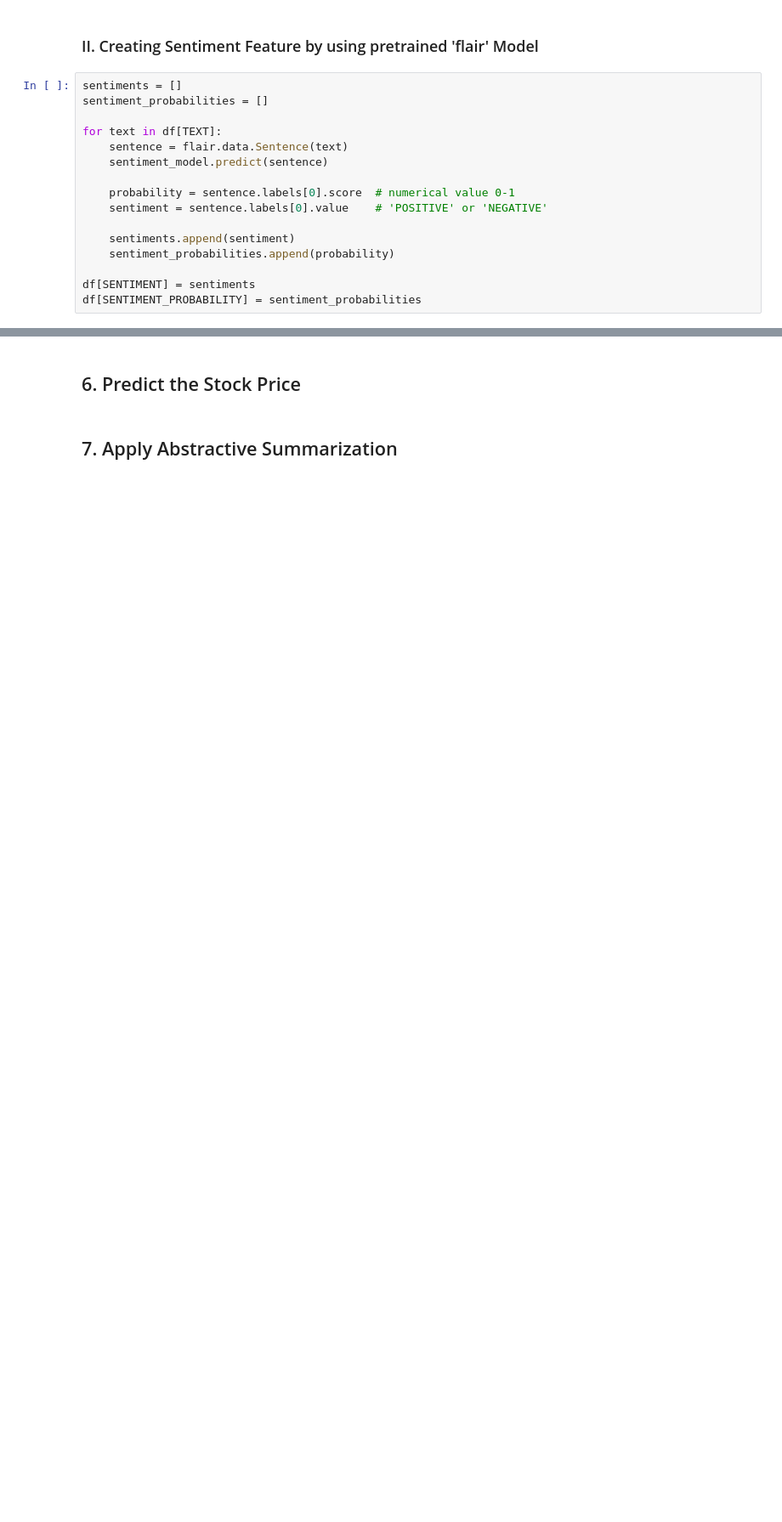
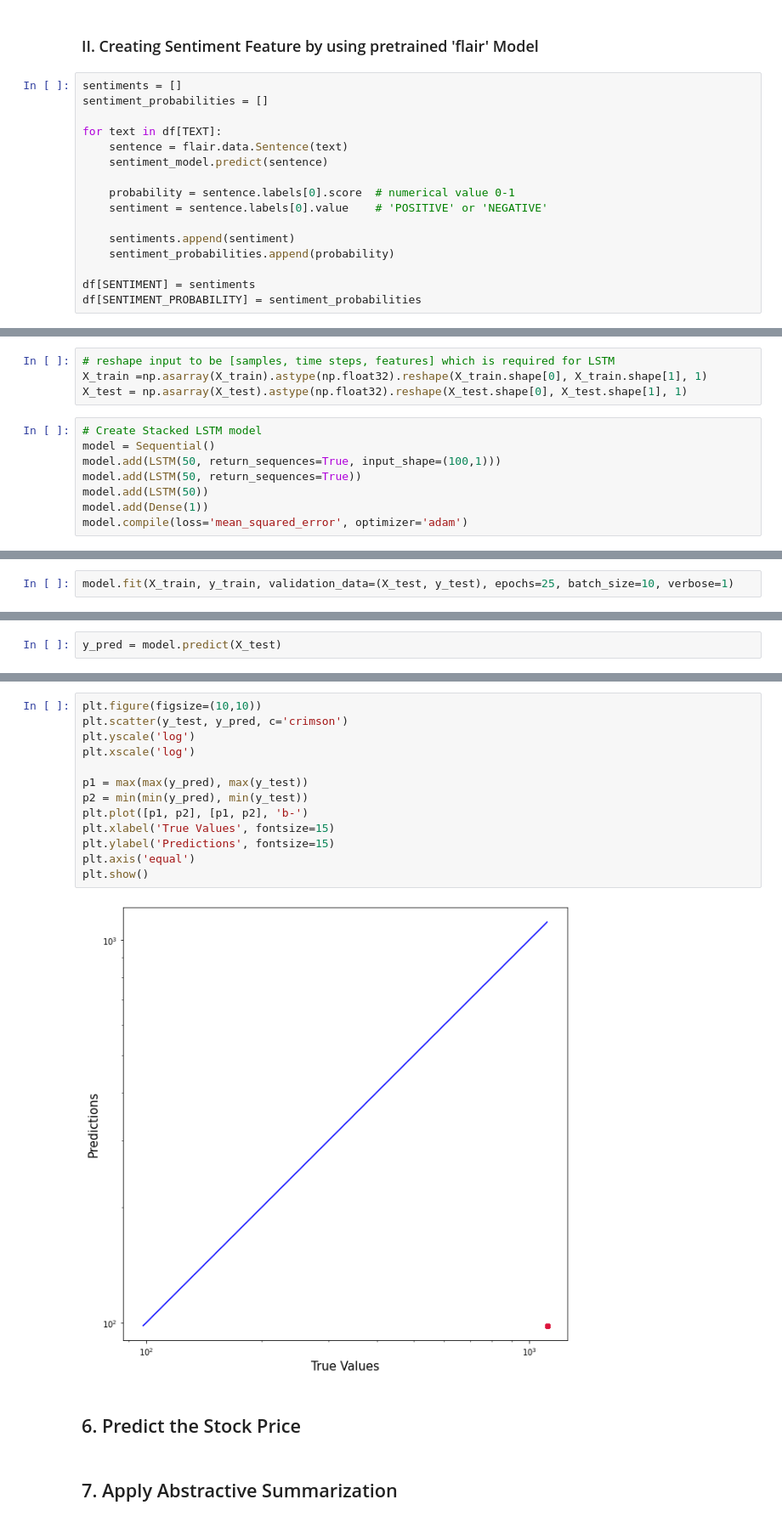
Before and after one commit to anjanshrestha123/Sentiment-Analysis-for-Stock-Price-Prediction, a Jupyter notebook: sentiment_analysis_stock_market_prediction.ipynb, the cells around one changed output, grey strips where cells are left out. Shown: that part at 85% size. Drawn from its saved outputs; the diff is of its cells as text; blank space fills up the shorter version.

```diff
--- a/sentiment_analysis_stock_market_prediction.ipynb
+++ b/sentiment_analysis_stock_market_prediction.ipynb
@@ -332,0 +350,12 @@ print(y_test.shape)
+# %%
+# reshape input to be [samples, time steps, features] which is required for LSTM
+X_train =np.asarray(X_train).astype(np.float32).reshape(X_train.shape[0], X_train.shape[1], 1)
+X_test = np.asarray(X_test).astype(np.float32).reshape(X_test.shape[0], X_test.shape[1], 1)
+# %%
+# Create Stacked LSTM model
+model = Sequential()
+model.add(LSTM(50, return_sequences=True, input_shape=(100,1)))
+model.add(LSTM(50, return_sequences=True))
+model.add(LSTM(50))
+model.add(Dense(1))
+model.compile(loss='mean_squared_error', optimizer='adam')
@@ -332,0 +384,2 @@ print(y_test.shape)
+# %%
+model.fit(X_train, y_train, validation_data=(X_test, y_test), epochs=25, batch_size=10, verbose=1)
@@ -332,0 +408,2 @@ print(y_test.shape)
+# %%
+y_pred = model.predict(X_test)
@@ -333,3 +412,18 @@ print(y_test.shape)
+# %%
+plt.figure(figsize=(10,10))
+plt.scatter(y_test, y_pred, c='crimson')
+plt.yscale('log')
+plt.xscale('log')
+
+p1 = max(max(y_pred), max(y_test))
+p2 = min(min(y_pred), min(y_test))
+plt.plot([p1, p2], [p1, p2], 'b-')
+plt.xlabel('True Values', fontsize=15)
+plt.ylabel('Predictions', fontsize=15)
+plt.axis('equal')
+plt.show()
+# %% [output]
+[figure, added]
 # %% [markdown]
 ## 6. Predict the Stock Price ##
 # %% [markdown]
```
Also changed, not shown: parts of 57 cells of this notebook.
